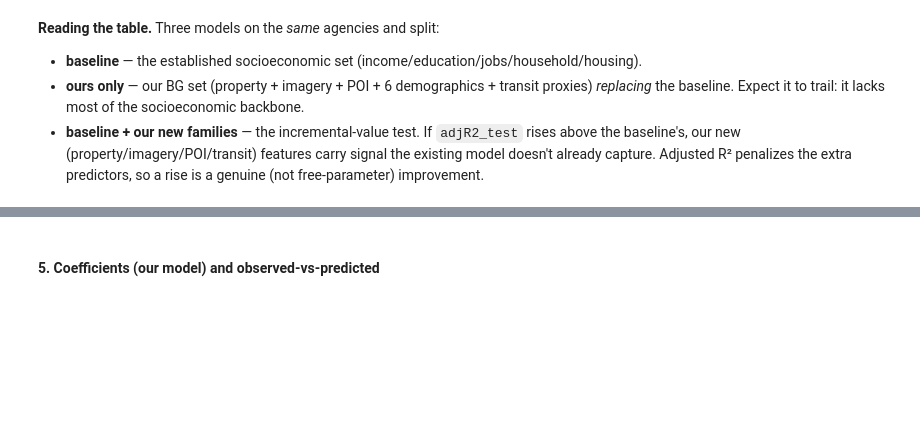
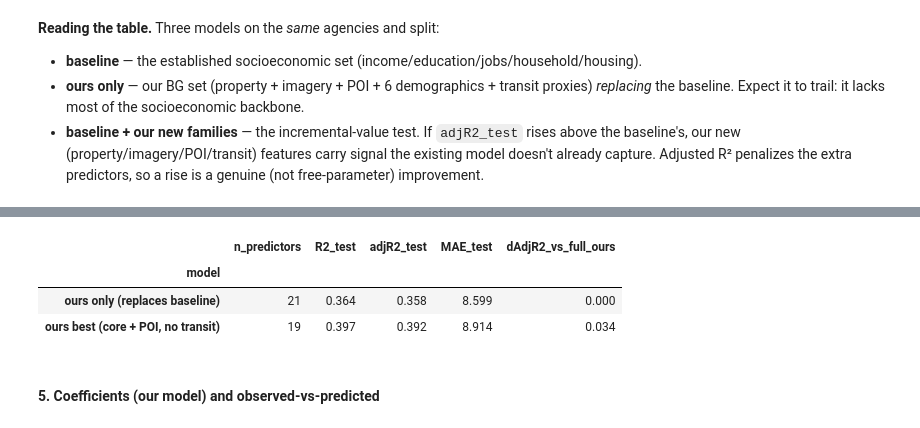
Before and after one commit to eprashar-clgx/crime-idx-2026, a Jupyter notebook: notebooks/regression_modelling/models/03_agency_comparison.ipynb, the cells around one changed output, grey strips where cells are left out. Drawn from its saved outputs; the diff is of its cells as text; code cells hidden in the pictures; blank space fills up the shorter version.

Commit message:
modified agency notebook

```diff
--- a/notebooks/regression_modelling/models/03_agency_comparison.ipynb
+++ b/notebooks/regression_modelling/models/03_agency_comparison.ipynb
@@ -192,3 +204,19 @@ results
+# %%
+# our best our-only model = full our set MINUS the redundant ACS transit proxies.
+transit_proxies = ["bus_pct", "train_pct"]
+our_best = [p for p in our_predictors if p not in transit_proxies]
+_, row_best, _ = fit_agency(our_best, "ours best (core + POI, no transit)")
+
+cols = ["n_predictors", "R2_test", "adjR2_test", "MAE_test"]
+best_cmp = pd.DataFrame([row_ours, row_best]).set_index("model")[cols]
+best_cmp["dAdjR2_vs_full_ours"] = (best_cmp["adjR2_test"]
+                                   - best_cmp.loc["ours only (replaces baseline)", "adjR2_test"]).round(3)
+best_cmp
+# %% [output]
+|  | n_predictors | R2_test | adjR2_test | MAE_test | dAdjR2_vs_full_ours |
+| model |  |  |  |  |  |
+| ours only (replaces baseline) | 21 | 0.364 | 0.358 | 8.599 | 0.000 |
+| ours best (core + POI, no transit) | 19 | 0.397 | 0.392 | 8.914 | 0.034 |
 # %% [markdown]
 #### 5. Coefficients (our model) and observed-vs-predicted
 # %%
```
Also changed, not shown: parts of 2 cells of this notebook.
